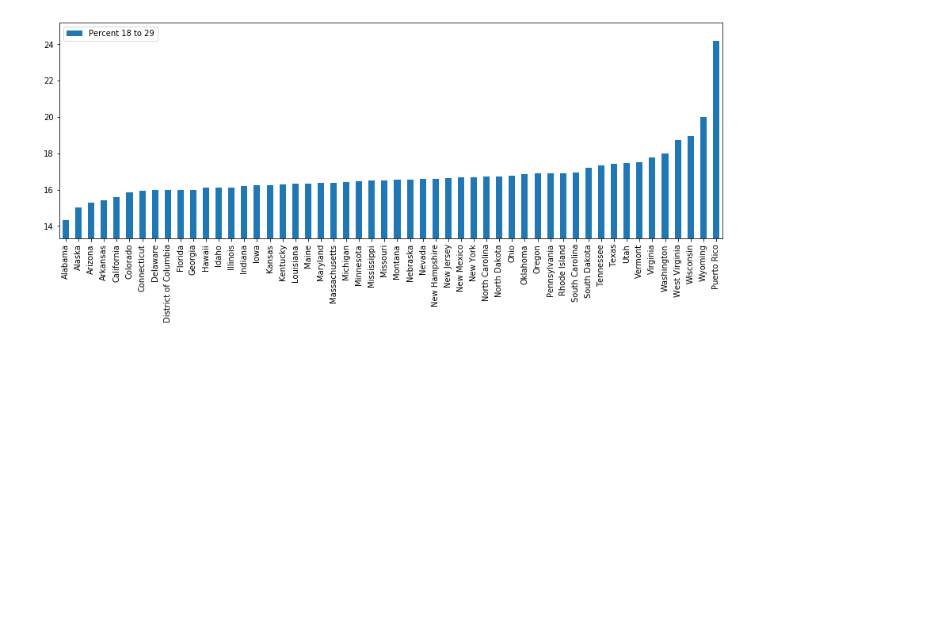
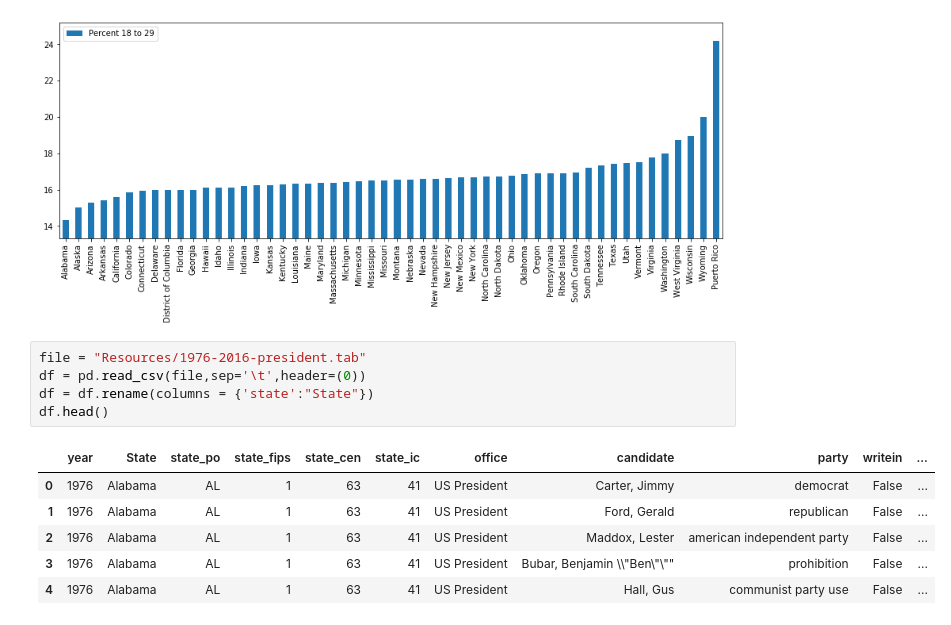
Before and after one commit to CodingMage/project_1_TeamTuring, a Jupyter notebook: connor-data.ipynb, the cells around one changed output. Drawn from its saved outputs; the diff is of its cells as text; blank space fills up the shorter version.

```diff
--- a/connor-data.ipynb
+++ b/connor-data.ipynb
@@ -408,3 +408,15 @@ plt.tight_layout
 # %% [output]
 <function matplotlib.pyplot.tight_layout(pad=1.08, h_pad=None, w_pad=None, rect=None)>
 [figure]
+# %%
+file = "Resources/1976-2016-president.tab"
+df = pd.read_csv(file,sep='\t',header=(0))
+df = df.rename(columns = {'state':"State"})
+df.head()
+# %% [output]
+|  | year | State | state_po | state_fips | state_cen | state_ic | office | candidate | party | writein | ... |
+| 0 | 1976 | Alabama | AL | 1 | 63 | 41 | US President | Carter, Jimmy | democrat | False | ... |
+| 1 | 1976 | Alabama | AL | 1 | 63 | 41 | US President | Ford, Gerald | republican | False | ... |
+| 2 | 1976 | Alabama | AL | 1 | 63 | 41 | US President | Maddox, Lester | american independent party | False | ... |
+| 3 | 1976 | Alabama | AL | 1 | 63 | 41 | US President | Bubar, Benjamin \\"Ben\"\"" | prohibition | False | ... |
+| 4 | 1976 | Alabama | AL | 1 | 63 | 41 | US President | Hall, Gus | communist party use | False | ... |
```
Also changed, not shown: parts of 8 cells of this notebook, 1 other file.
